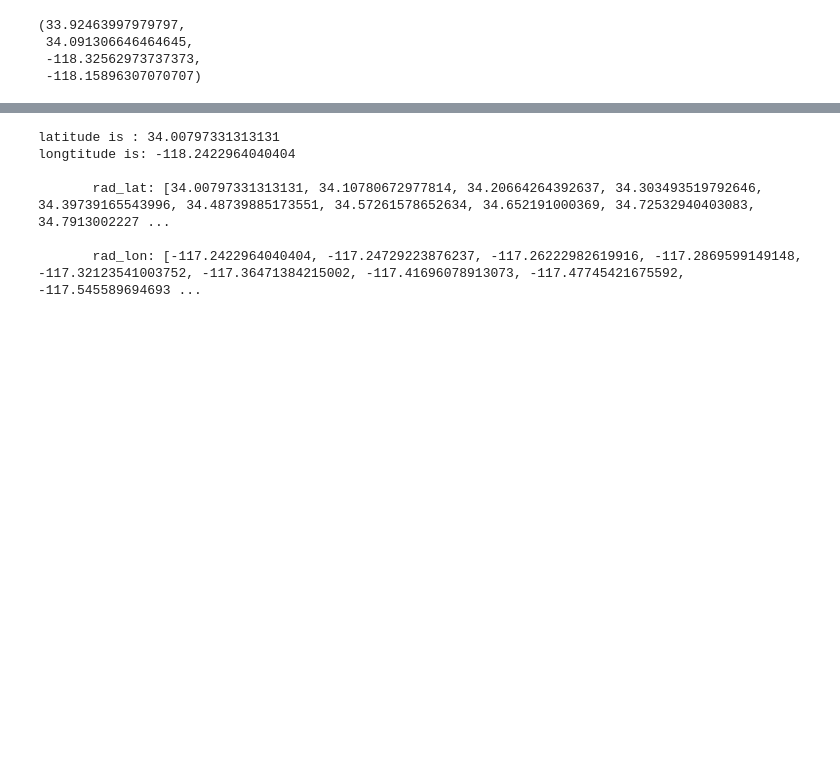
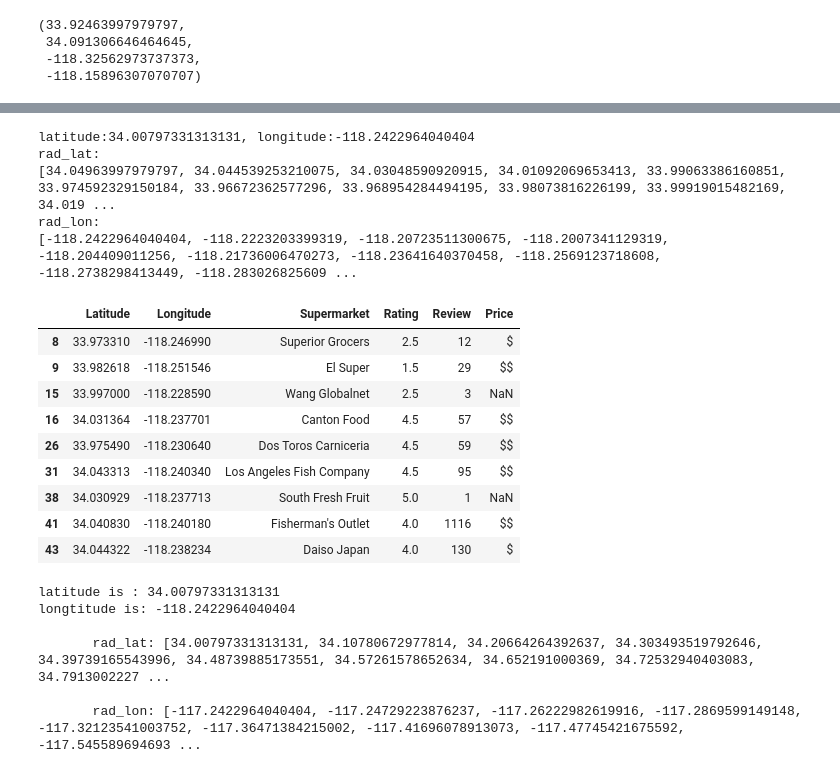
Before and after one commit to AymanSulaiman/ProjectOneOx, a Jupyter notebook: Oficious Ox Data cleaning - supermarkets.ipynb, the cells around one changed output, grey strips where cells are left out. Saved outputs shown, nothing was run; the diff lists cells and outputs as text; code cells hidden in the pictures; blank space fills up the shorter version.

```diff
--- a/Oficious Ox Data cleaning - supermarkets.ipynb
+++ b/Oficious Ox Data cleaning - supermarkets.ipynb
@@ -279,3 +287,37 @@ supermarkets_filtered[['Latitude','Longitude']]
+# %%
+foodbank =  '1734 E 41st St, Los Angeles, CA 90058'
+
+loc = geolocator.geocode(foodbank)
+miles = 5
+rad_lat = [loc.latitude+(((np.cos(x))*miles/2)/60) for x in np.arange(0,2*np.pi, 0.5)]
+rad_lon = [loc.longitude+(((np.sin(x))*miles/2)/60) for x in np.arange(0,2*np.pi, 0.5)]
+
+supermarkets_filtered_v1 = supermarket_df[(supermarket_df['Latitude']>=rad_lat[7])
+                                    & (supermarket_df['Latitude']<=rad_lat[1])
+                                    & (supermarket_df['Longitude']<=rad_lon[1])
+                                    & (supermarket_df['Longitude']>=rad_lon[7])]
+# supermarkets_filtered
+print(f"latitude:{loc.latitude}, longitude:{loc.longitude}")
+print(f"rad_lat:\n{rad_lat}")
+print(f"rad_lon:\n{rad_lon}")
+
+supermarkets_filtered_v1
+# %% [output]
+latitude:34.00797331313131, longitude:-118.2422964040404
+rad_lat:
+[34.04963997979797, 34.044539253210075, 34.03048590920915, 34.01092069653413, 33.99063386160851, 33.974592329150184, 33.96672362577296, 33.968954284494195, 33.98073816226199, 33.99919015482169, 34.019 ...
+rad_lon:
+[-118.2422964040404, -118.2223203399319, -118.20723511300675, -118.2007341129319, -118.204409011256, -118.21736006470273, -118.23641640370458, -118.2569123718608, -118.2738298413449, -118.283026825609 ...
+|  | Latitude | Longitude | Supermarket | Rating | Review | Price |
+| 8 | 33.973310 | -118.246990 | Superior Grocers | 2.5 | 12 | $ |
+| 9 | 33.982618 | -118.251546 | El Super | 1.5 | 29 | $$ |
+| 15 | 33.997000 | -118.228590 | Wang Globalnet | 2.5 | 3 | NaN |
+| 16 | 34.031364 | -118.237701 | Canton Food | 4.5 | 57 | $$ |
+| 26 | 33.975490 | -118.230640 | Dos Toros Carniceria | 4.5 | 59 | $$ |
+| 31 | 34.043313 | -118.240340 | Los Angeles Fish Company | 4.5 | 95 | $$ |
+| 38 | 34.030929 | -118.237713 | South Fresh Fruit | 5.0 | 1 | NaN |
+| 41 | 34.040830 | -118.240180 | Fisherman's Outlet | 4.0 | 1116 | $$ |
+| 43 | 34.044322 | -118.238234 | Daiso Japan | 4.0 | 130 | $ |
 # %%
 r = 5
 
```
Also changed, not shown: parts of 4 cells of this notebook.
